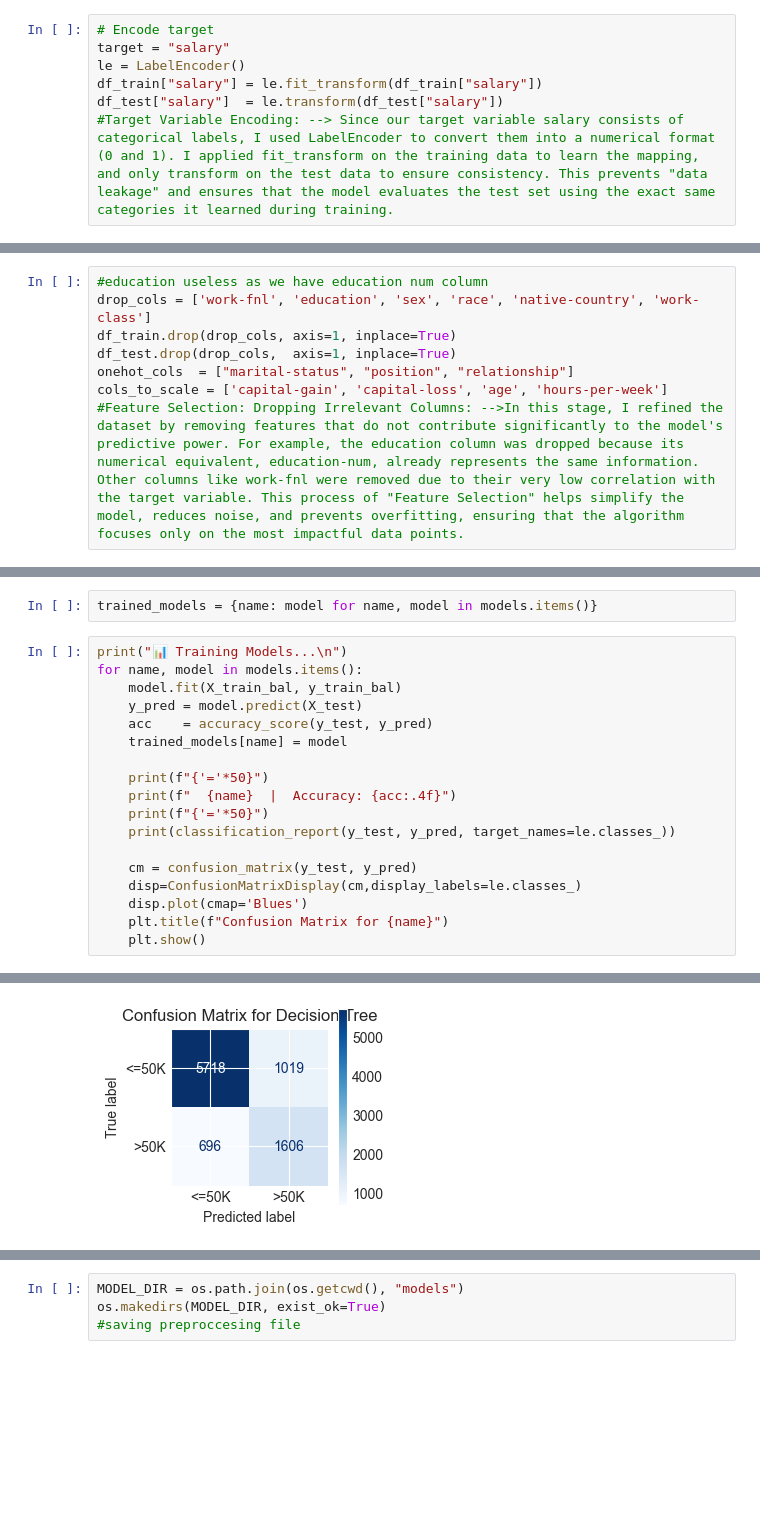
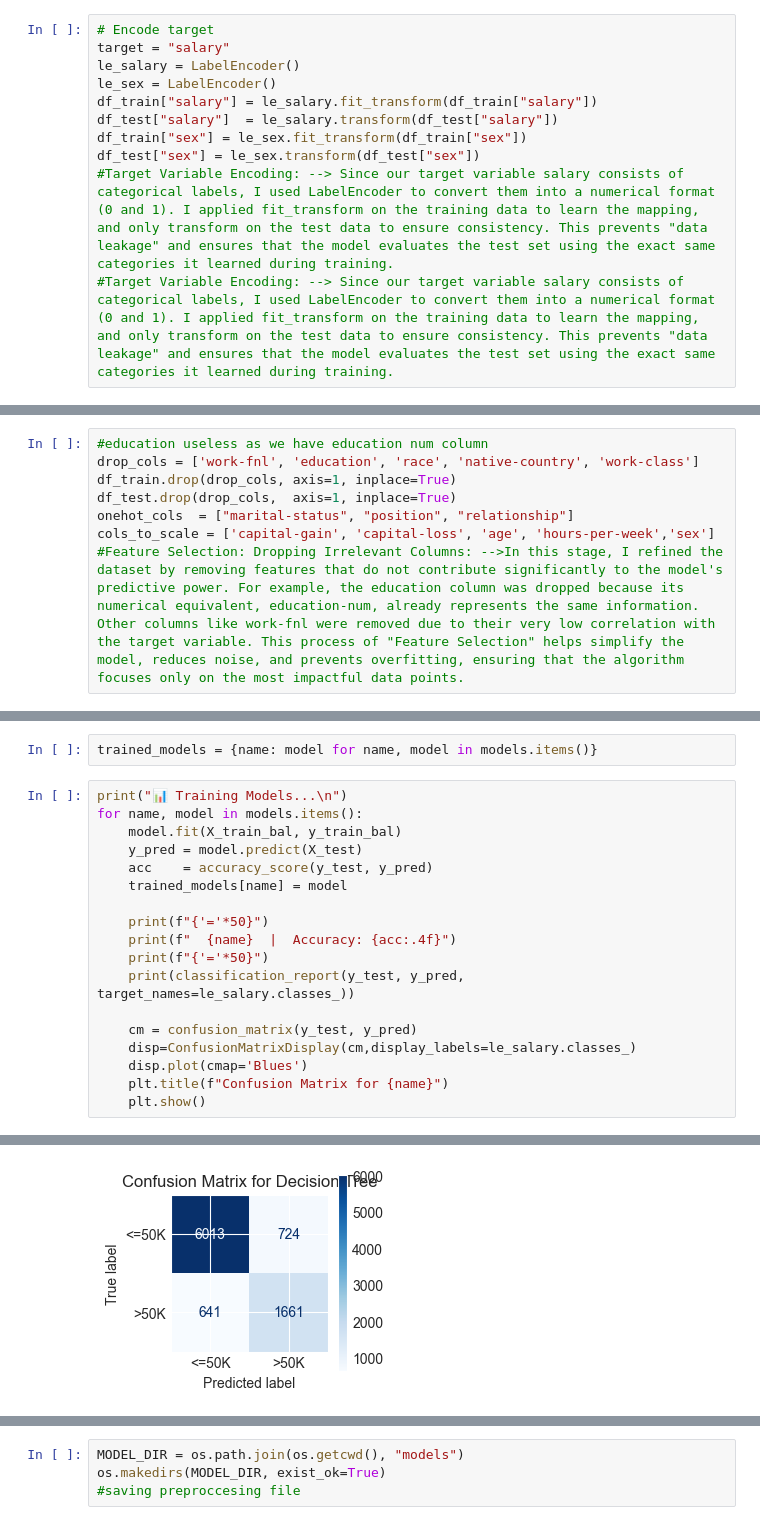
Before and after one commit to AhmedWaelRocket/CodeFather, a Jupyter notebook: CodeFatherrrrrrrrrrr.ipynb, the cells around one changed output, grey strips where cells are left out. Drawn from its saved outputs; the diff is of its cells as text; blank space fills up the shorter version.

Commit message:
Fixed label encoder, changed some comments

```diff
--- a/CodeFatherrrrrrrrrrr.ipynb
+++ b/CodeFatherrrrrrrrrrr.ipynb
@@ -58,8 +58,12 @@ for col in df_test.select_dtypes(include='str').columns:
 # %%
 # Encode target
 target = "salary"
-le = LabelEncoder()
-df_train["salary"] = le.fit_transform(df_train["salary"])
-df_test["salary"]  = le.transform(df_test["salary"])
+le_salary = LabelEncoder()
+le_sex = LabelEncoder()
+df_train["salary"] = le_salary.fit_transform(df_train["salary"])
+df_test["salary"]  = le_salary.transform(df_test["salary"])
+df_train["sex"] = le_sex.fit_transform(df_train["sex"])
+df_test["sex"] = le_sex.transform(df_test["sex"])
 #Target Variable Encoding: --> Since our target variable salary consists of categorical labels, I used LabelEncoder to convert them into a numerical format (0 and 1). I applied fit_transform on the training data to learn the mapping, and only transform on the test data to ensure consistency. This prevents "data leakage" and ensures that the model evaluates the test set using the exact same categories it learned during training.
+#Target Variable Encoding: --> Since our target variable salary consists of categorical labels, I used LabelEncoder to convert them into a numerical format (0 and 1). I applied fit_transform on the training data to learn the mapping, and only transform on the test data to ensure consistency. This prevents "data leakage" and ensures that the model evaluates the test set using the exact same categories it learned during training.
 # %%
@@ -139,9 +158,9 @@ plt.show()
 # Drop unused columns
 # %%
 #education useless as we have education num column
-drop_cols = ['work-fnl', 'education', 'sex', 'race', 'native-country', 'work-class']
+drop_cols = ['work-fnl', 'education', 'race', 'native-country', 'work-class']
 df_train.drop(drop_cols, axis=1, inplace=True)
 df_test.drop(drop_cols,  axis=1, inplace=True)
 onehot_cols  = ["marital-status", "position", "relationship"]
-cols_to_scale = ['capital-gain', 'capital-loss', 'age', 'hours-per-week']
+cols_to_scale = ['capital-gain', 'capital-loss', 'age', 'hours-per-week','sex']
 #Feature Selection: Dropping Irrelevant Columns: -->In this stage, I refined the dataset by removing features that do not contribute significantly to the model's predictive power. For example, the education column was dropped because its numerical equivalent, education-num, already represents the same information. Other columns like work-fnl were removed due to their very low correlation with the target variable. This process of "Feature Selection" helps simplify the model, reduces noise, and prevents overfitting, ensuring that the algorithm focuses only on the most impactful data points.
@@ -204,10 +229,10 @@ for name, model in models.items():
     print(f"{'='*50}")
     print(f"  {name}  |  Accuracy: {acc:.4f}")
     print(f"{'='*50}")
-    print(classification_report(y_test, y_pred, target_names=le.classes_))
+    print(classification_report(y_test, y_pred, target_names=le_salary.classes_))
 
     cm = confusion_matrix(y_test, y_pred)
-    disp=ConfusionMatrixDisplay(cm,display_labels=le.classes_)
+    disp=ConfusionMatrixDisplay(cm,display_labels=le_salary.classes_)
     disp.plot(cmap='Blues')
     plt.title(f"Confusion Matrix for {name}")
     plt.show()
@@ -240,2 +265,2 @@ weighted avg       0.82      0.81      0.81      9039
-[figure, old version]
+[figure, new version]
 ==================================================
```
Also changed, not shown: parts of 12 cells of this notebook.
